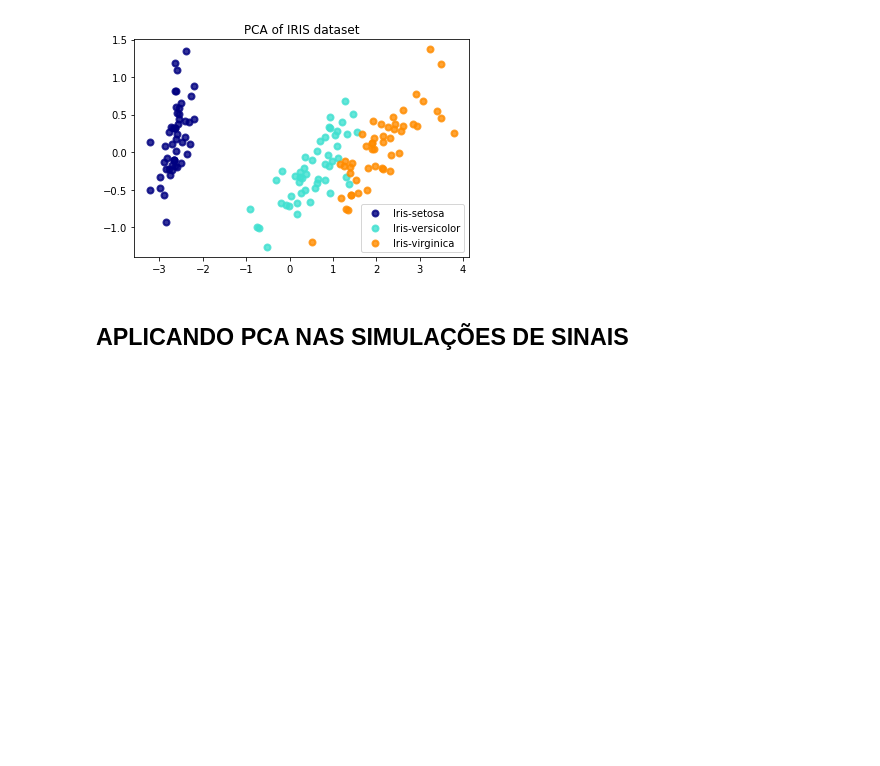
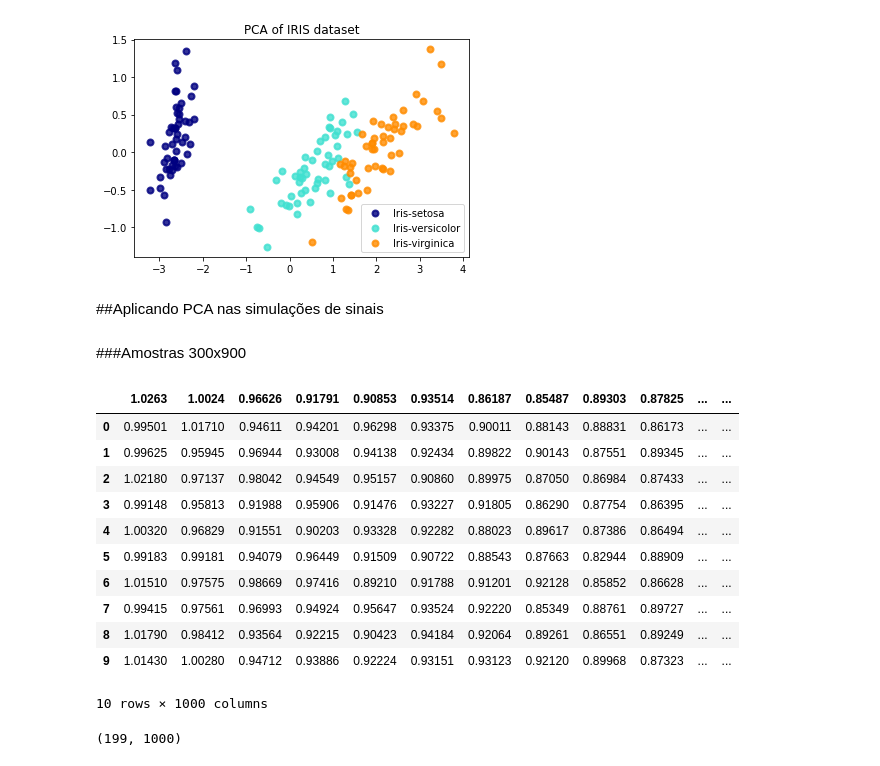
Before and after one commit to larissamazzero/RMN, a Jupyter notebook: pca.ipynb, the cells around one changed output. Drawn from its saved outputs; the diff is of its cells as text; code cells hidden in the pictures; blank space fills up the shorter version.

```diff
--- a/pca.ipynb
+++ b/pca.ipynb
@@ -185,10 +187,35 @@ plt.title("PCA of IRIS dataset")
 # %% [output]
 Text(0.5, 1.0, 'PCA of IRIS dataset')
 [figure]
-# %% [markdown]
-## APLICANDO PCA NAS SIMULAÇÕES DE SINAIS
+# %% [markdown]
+##Aplicando PCA nas simulações de sinais
+# %% [markdown]
+###Amostras 300x900
 # %%
 #Carregando os dados
 import pandas as pd
 #pandas = series/matriz :)
-df = pd.read_table("/content/sample_data/x_300_900.dat", sep="\t")
+df_X = pd.read_table("/content/sample_data/x_300_900.dat", sep="\t")
+df_y = pd.read_table("/content/sample_data/y_300_900.txt", sep="\t")
+
+# cada linha é uma amostra
+# cada coluna uma variavel
+# %%
+df_X.head(10)
+# %% [output]
+|  | 1.0263 | 1.0024 | 0.96626 | 0.91791 | 0.90853 | 0.93514 | 0.86187 | 0.85487 | 0.89303 | 0.87825 | ... | ... |
+| 0 | 0.99501 | 1.01710 | 0.94611 | 0.94201 | 0.96298 | 0.93375 | 0.90011 | 0.88143 | 0.88831 | 0.86173 | ... | ... |
+| 1 | 0.99625 | 0.95945 | 0.96944 | 0.93008 | 0.94138 | 0.92434 | 0.89822 | 0.90143 | 0.87551 | 0.89345 | ... | ... |
+| 2 | 1.02180 | 0.97137 | 0.98042 | 0.94549 | 0.95157 | 0.90860 | 0.89975 | 0.87050 | 0.86984 | 0.87433 | ... | ... |
+| 3 | 0.99148 | 0.95813 | 0.91988 | 0.95906 | 0.91476 | 0.93227 | 0.91805 | 0.86290 | 0.87754 | 0.86395 | ... | ... |
+| 4 | 1.00320 | 0.96829 | 0.91551 | 0.90203 | 0.93328 | 0.92282 | 0.88023 | 0.89617 | 0.87386 | 0.86494 | ... | ... |
+| 5 | 0.99183 | 0.99181 | 0.94079 | 0.96449 | 0.91509 | 0.90722 | 0.88543 | 0.87663 | 0.82944 | 0.88909 | ... | ... |
+| 6 | 1.01510 | 0.97575 | 0.98669 | 0.97416 | 0.89210 | 0.91788 | 0.91201 | 0.92128 | 0.85852 | 0.86628 | ... | ... |
+| 7 | 0.99415 | 0.97561 | 0.96993 | 0.94924 | 0.95647 | 0.93524 | 0.92220 | 0.85349 | 0.88761 | 0.89727 | ... | ... |
+| 8 | 1.01790 | 0.98412 | 0.93564 | 0.92215 | 0.90423 | 0.94184 | 0.92064 | 0.89261 | 0.86551 | 0.89249 | ... | ... |
+| 9 | 1.01430 | 1.00280 | 0.94712 | 0.93886 | 0.92224 | 0.93151 | 0.93123 | 0.92120 | 0.89968 | 0.87323 | ... | ... |
+10 rows × 1000 columns
+# %%
+df_X.shape
+# %% [output]
+(199, 1000)
```
Also changed, not shown: parts of 19 cells of this notebook.
